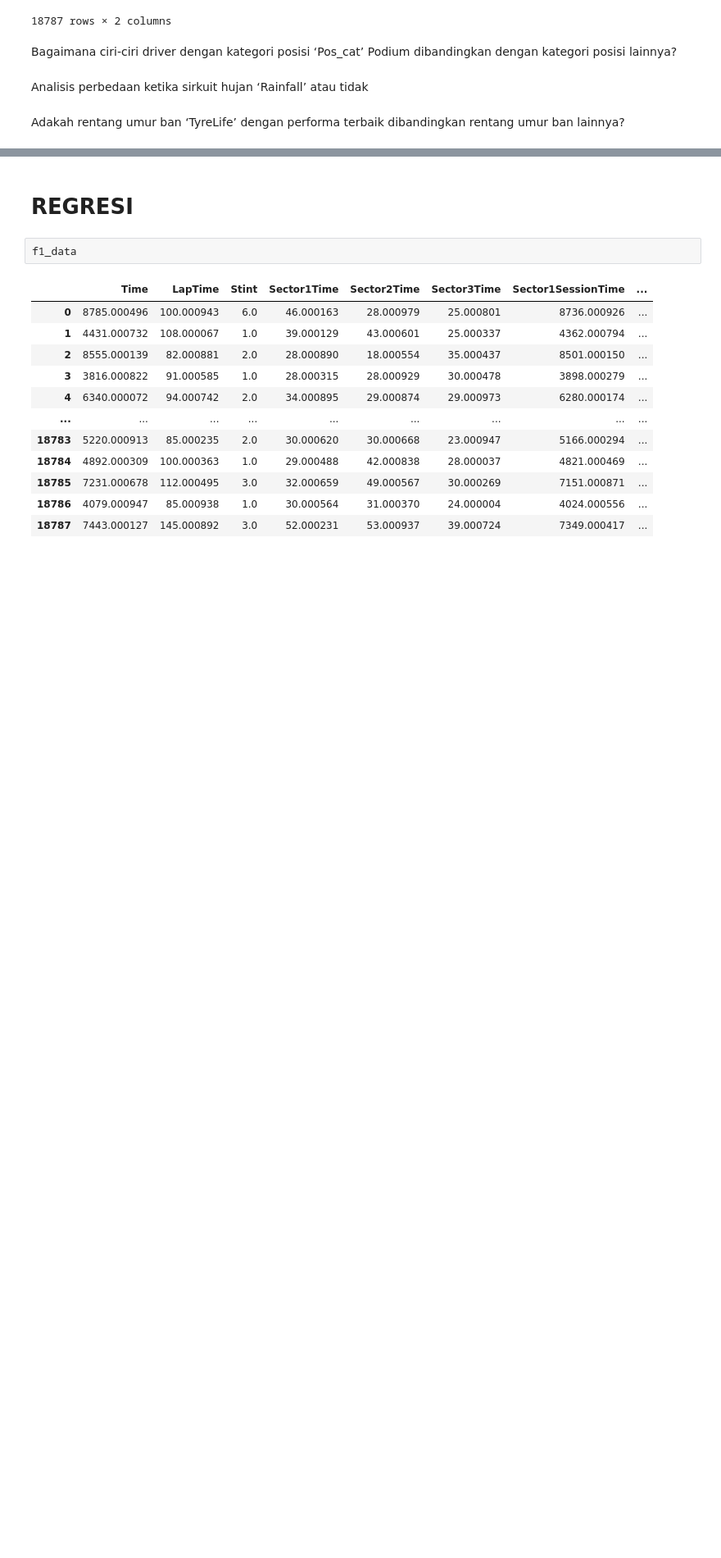
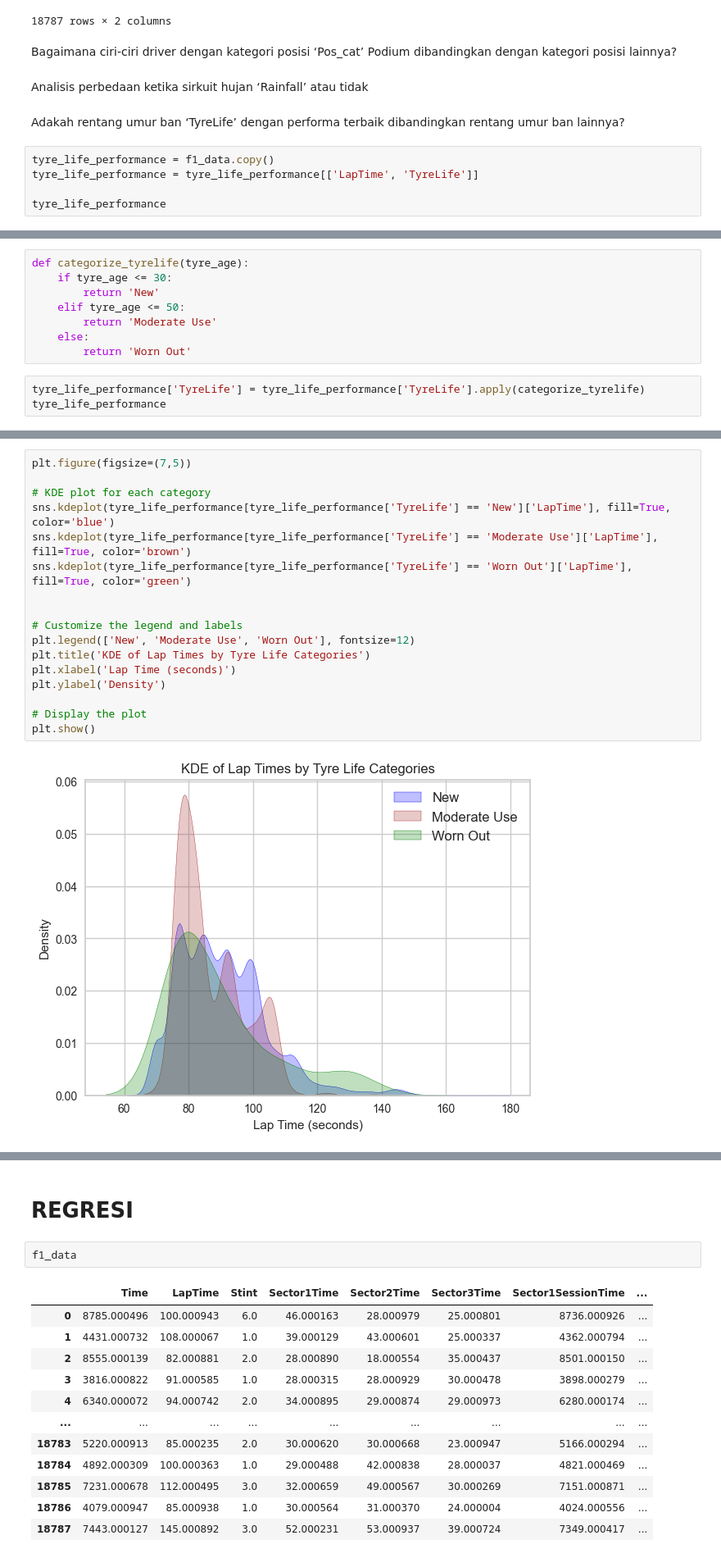
Before and after one commit to F1-biasa-aja/F1-kasdd, a Jupyter notebook: F1 Biasa Aja.ipynb, the cells around one changed output, grey strips where cells are left out. Shown at 82% size. Cells and saved outputs as stored; diff of their text form; blank space fills up the shorter version.

```diff
--- a/F1 Biasa Aja.ipynb
+++ b/F1 Biasa Aja.ipynb
@@ -380,3 +379,8 @@ Bagaimana ciri-ciri driver dengan kategori posisi ‘Pos_cat’ Podium dibanding
 Analisis perbedaan ketika sirkuit hujan ‘Rainfall’ atau tidak
 # %% [markdown]
 Adakah rentang umur ban ‘TyreLife’ dengan performa terbaik dibandingkan rentang umur ban lainnya?
+# %%
+tyre_life_performance = f1_data.copy()
+tyre_life_performance = tyre_life_performance[['LapTime', 'TyreLife']]
+
+tyre_life_performance
@@ -382,0 +401,11 @@ Adakah rentang umur ban ‘TyreLife’ dengan performa terbaik dibandingkan rent
+# %%
+def categorize_tyrelife(tyre_age):
+    if tyre_age <= 30:
+        return 'New'
+    elif tyre_age <= 50:
+        return 'Moderate Use'
+    else:
+        return 'Worn Out'
+# %%
+tyre_life_performance['TyreLife'] = tyre_life_performance['TyreLife'].apply(categorize_tyrelife)
+tyre_life_performance
@@ -382,0 +426,19 @@ Adakah rentang umur ban ‘TyreLife’ dengan performa terbaik dibandingkan rent
+# %%
+plt.figure(figsize=(7,5))
+
+# KDE plot for each category
+sns.kdeplot(tyre_life_performance[tyre_life_performance['TyreLife'] == 'New']['LapTime'], fill=True, color='blue')
+sns.kdeplot(tyre_life_performance[tyre_life_performance['TyreLife'] == 'Moderate Use']['LapTime'], fill=True, color='brown')
+sns.kdeplot(tyre_life_performance[tyre_life_performance['TyreLife'] == 'Worn Out']['LapTime'], fill=True, color='green')
+
+
+# Customize the legend and labels
+plt.legend(['New', 'Moderate Use', 'Worn Out'], fontsize=12)
+plt.title('KDE of Lap Times by Tyre Life Categories')
+plt.xlabel('Lap Time (seconds)')
+plt.ylabel('Density')
+
+# Display the plot
+plt.show()
+# %% [output]
+[figure, added]
```
Also changed, not shown: parts of 6 cells of this notebook.
